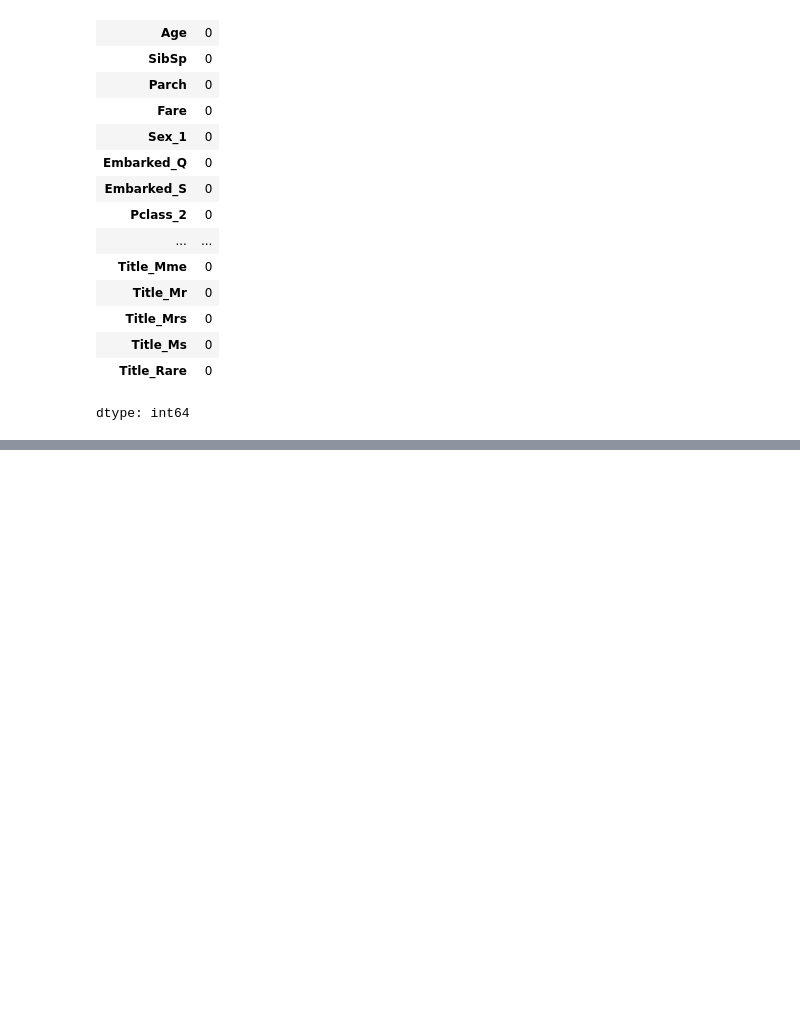
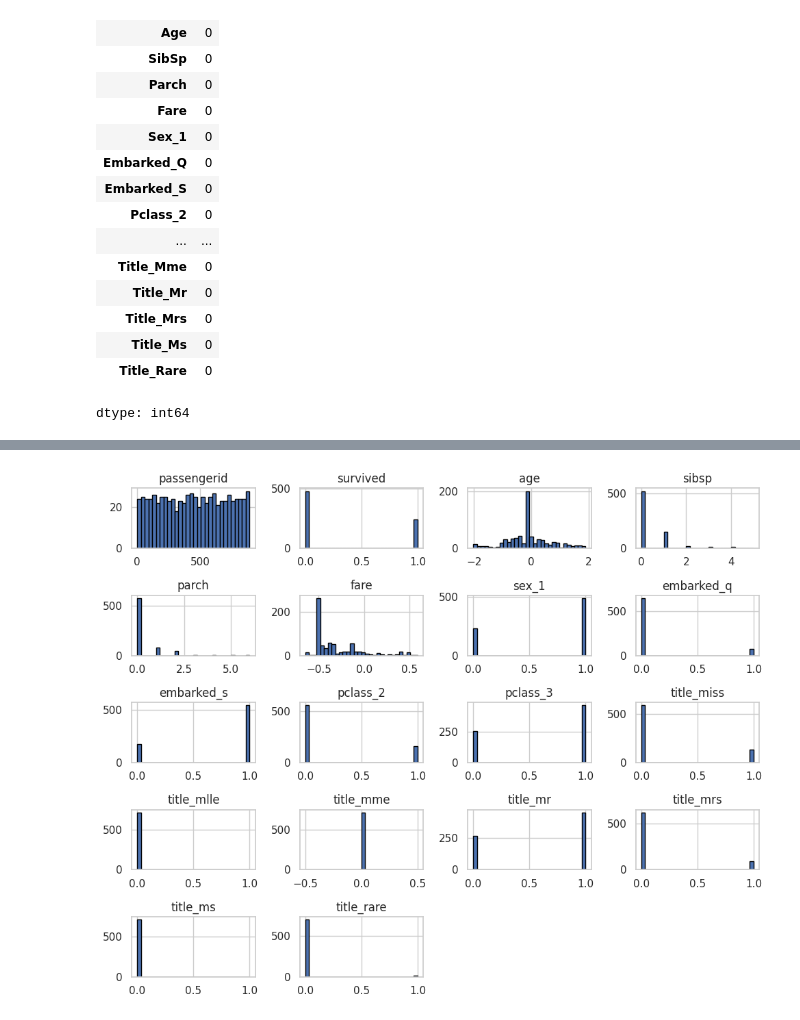
Before and after one commit to pulibharat/Titanic-Dataset-EDA, a Jupyter notebook: Untitled0.ipynb, the cells around one changed output, grey strips where cells are left out. Cells and saved outputs as stored; diff of their text form; code cells hidden in the pictures; blank space fills up the shorter version.

```diff
--- a/Untitled0.ipynb
+++ b/Untitled0.ipynb
@@ -517,0 +540,9 @@ dtype: int64
+# %%
+df.hist(bins=30, figsize=(10, 8), edgecolor='black')
+plt.tight_layout()
+plt.title('Distribution of Age')
+plt.xlabel('Age')
+plt.ylabel('Frequency')
+plt.show()
+# %% [output]
+[figure, added]
```
Also changed, not shown: parts of 19 cells of this notebook.
